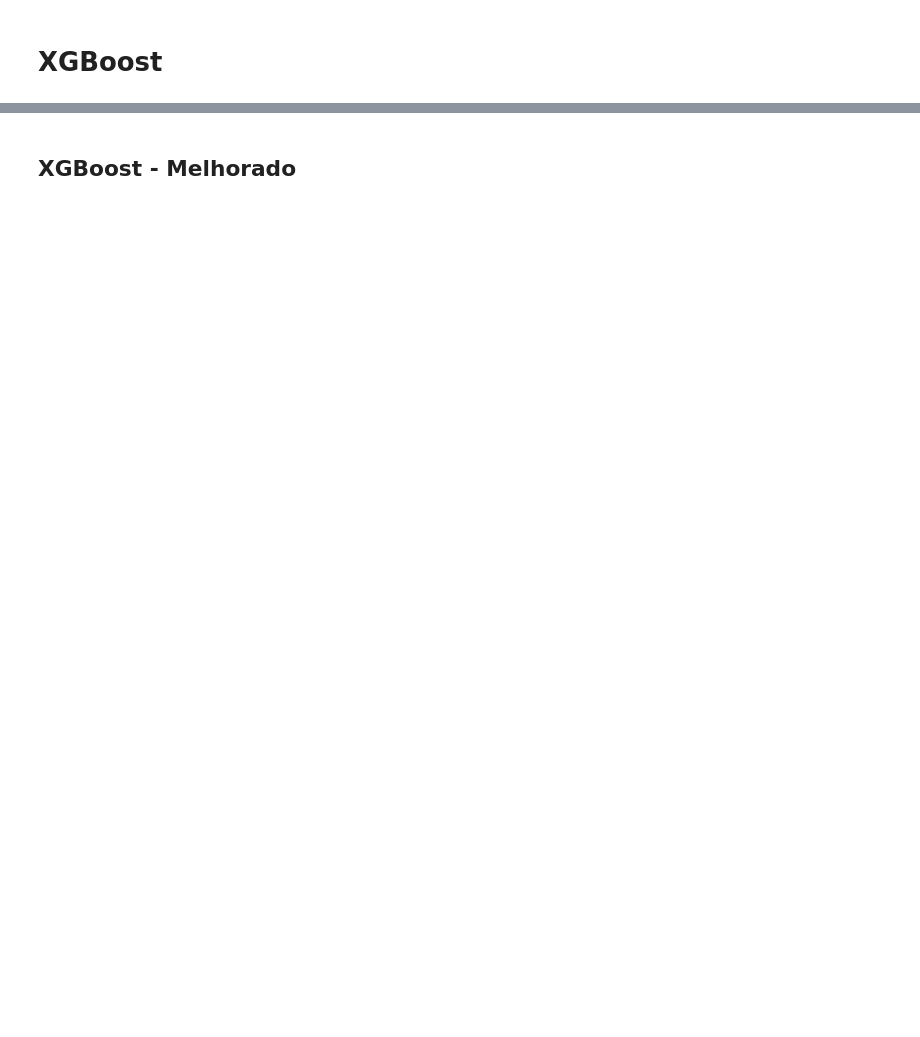
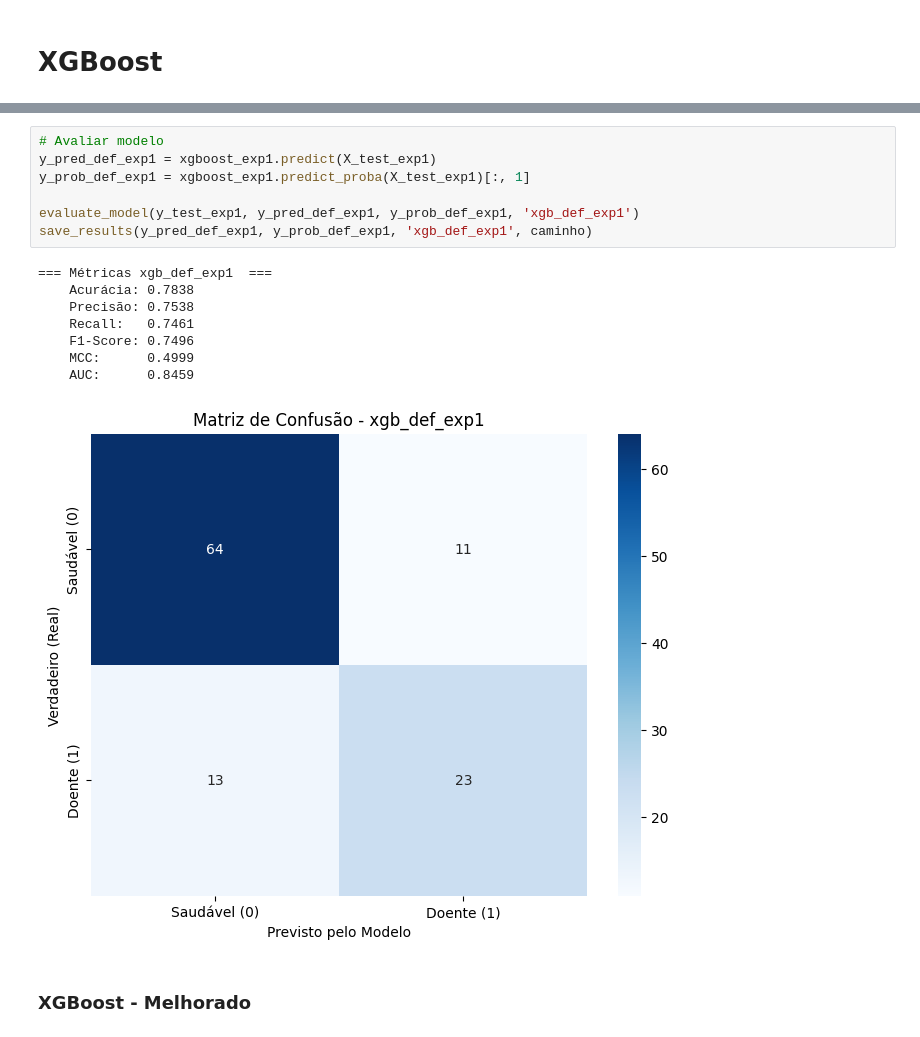
Before and after one commit to RenanCatini/cbc_covid19, a Jupyter notebook: notebooks/06_xgb.ipynb, the cells around one changed output, grey strips where cells are left out. Cells and saved outputs as stored; diff of their text form; blank space fills up the shorter version.

```diff
--- a/notebooks/06_xgb.ipynb
+++ b/notebooks/06_xgb.ipynb
@@ -82,2 +46,18 @@ AUC: 0.8459
+# %%
+# Avaliar modelo
+y_pred_def_exp1 = xgboost_exp1.predict(X_test_exp1)
+y_prob_def_exp1 = xgboost_exp1.predict_proba(X_test_exp1)[:, 1]
+
+evaluate_model(y_test_exp1, y_pred_def_exp1, y_prob_def_exp1, 'xgb_def_exp1')
+save_results(y_pred_def_exp1, y_prob_def_exp1, 'xgb_def_exp1', caminho)
+# %% [output]
+=== Métricas xgb_def_exp1  ===
+    Acurácia: 0.7838
+    Precisão: 0.7538
+    Recall:   0.7461
+    F1-Score: 0.7496
+    MCC:      0.4999
+    AUC:      0.8459
+[figure, added]
 # %% [markdown]
-## XGBoost - Melhorado
+### XGBoost - Melhorado
```
Also changed, not shown: parts of 16 cells of this notebook, 16 other files.
